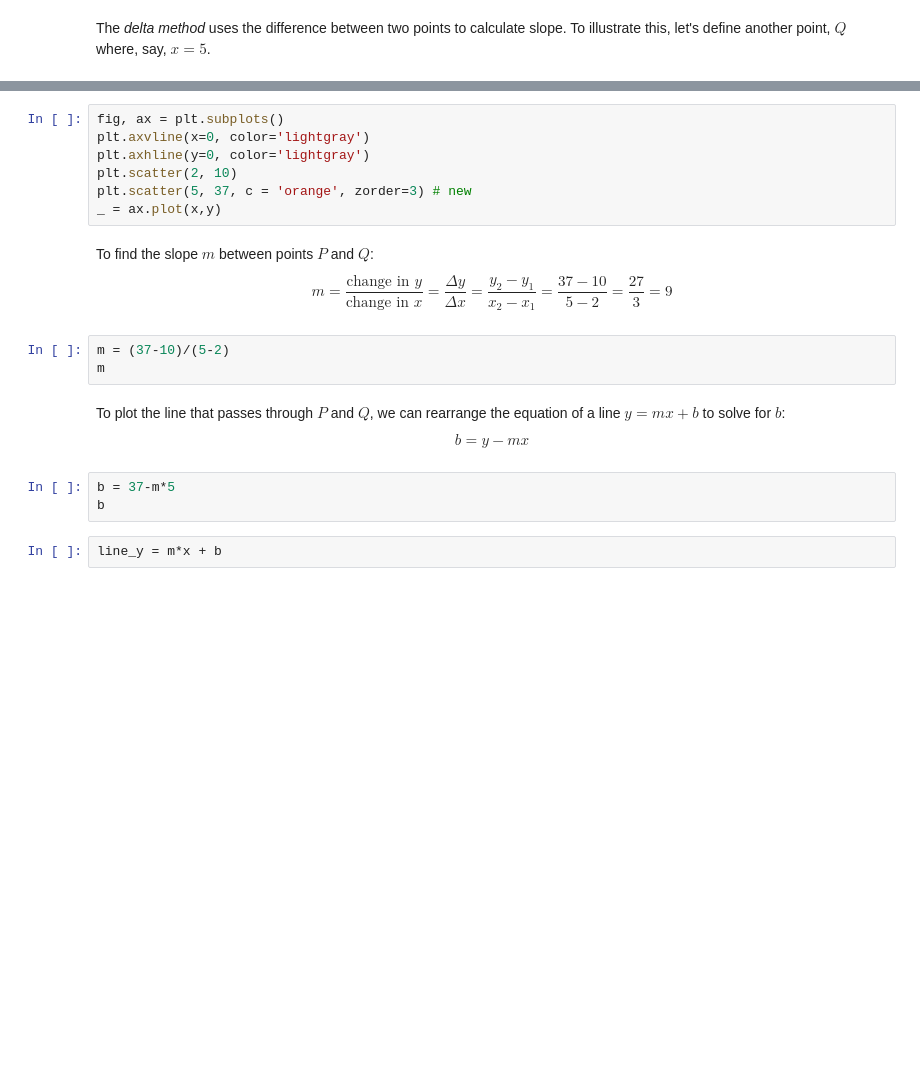
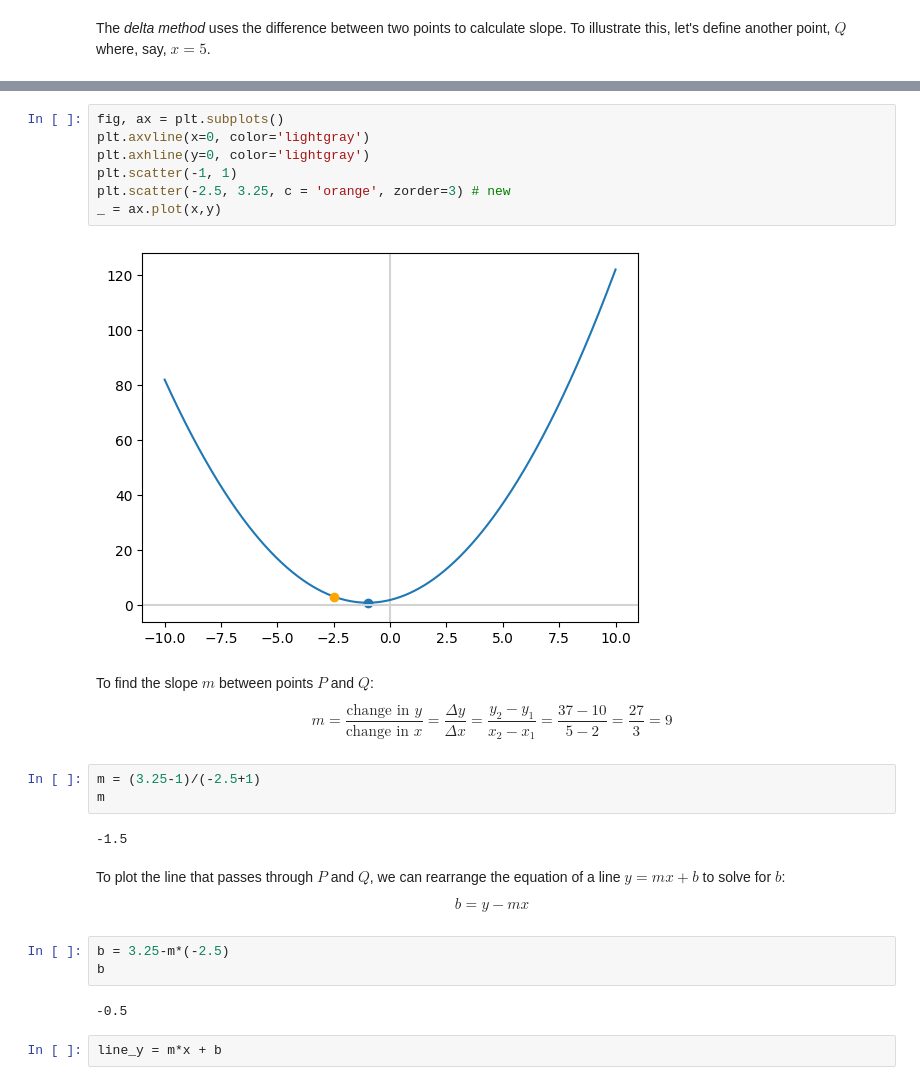
Before and after one commit to udituen/ML-foundations, a Jupyter notebook: notebooks/3-calculus-i.ipynb, the cells around one changed output, grey strips where cells are left out. Drawn from its saved outputs; the diff is of its cells as text; blank space fills up the shorter version.

```diff
--- a/notebooks/3-calculus-i.ipynb
+++ b/notebooks/3-calculus-i.ipynb
@@ -237,22 +291,28 @@ f(5)
 # %%
 fig, ax = plt.subplots()
 plt.axvline(x=0, color='lightgray')
 plt.axhline(y=0, color='lightgray')
-plt.scatter(2, 10)
-plt.scatter(5, 37, c = 'orange', zorder=3) # new
+plt.scatter(-1, 1)
+plt.scatter(-2.5, 3.25, c = 'orange', zorder=3) # new
 _ = ax.plot(x,y)
+# %% [output]
+[figure, added]
 # %% [markdown]
 To find the slope $m$ between points $P$ and $Q$:
 $$m = \frac{\text{change in }y}{\text{change in }x} = \frac{\Delta y}{\Delta x} = \frac{y_2 - y_1}{x_2 - x_1} = \frac{37-10}{5-2} = \frac{27}{3} = 9$$
-# %%
-m = (37-10)/(5-2)
-m
+# %%
+m = (3.25-1)/(-2.5+1)
+m
+# %% [output]
+-1.5
 # %% [markdown]
 To plot the line that passes through $P$ and $Q$, we can rearrange the equation of a line $y = mx + b$ to solve for $b$:
 $$b = y - mx$$
 # %%
-b = 37-m*5
+b = 3.25-m*(-2.5)
 b
+# %% [output]
+-0.5
 # %%
 line_y = m*x + b
 # %%
```
Also changed, not shown: parts of 20 cells of this notebook.
